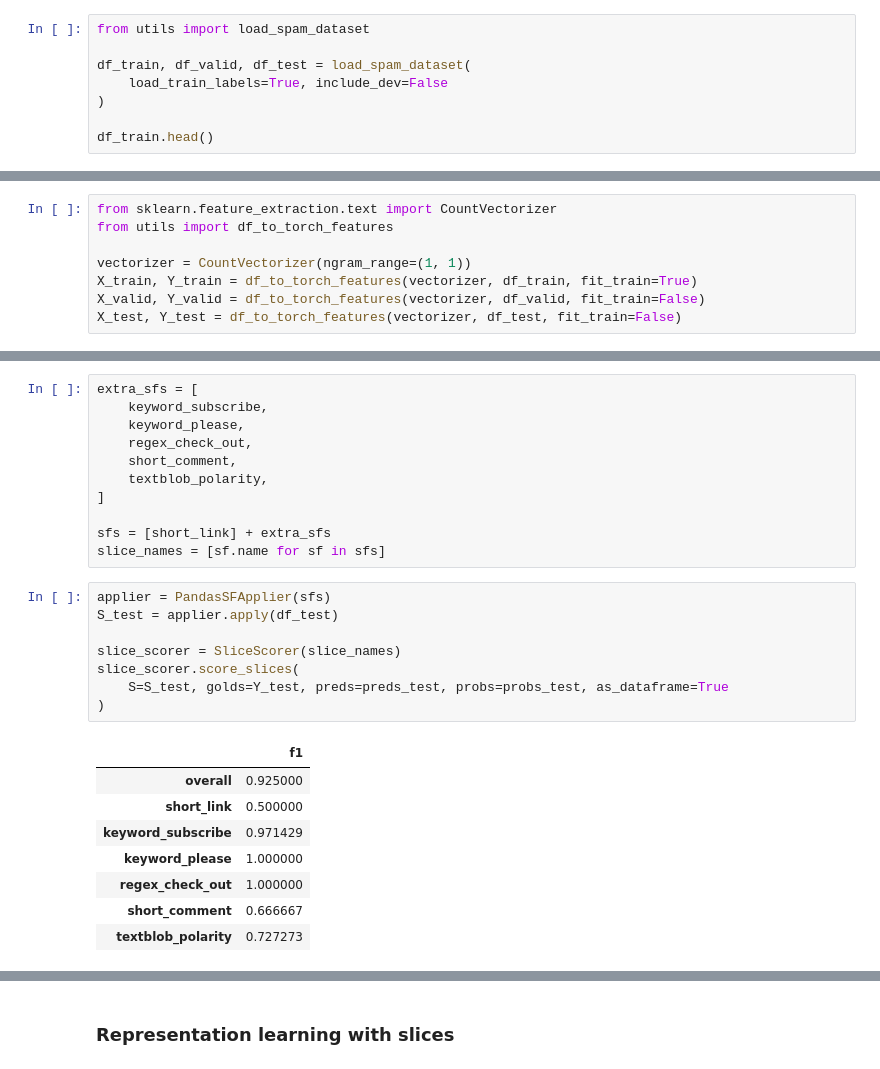
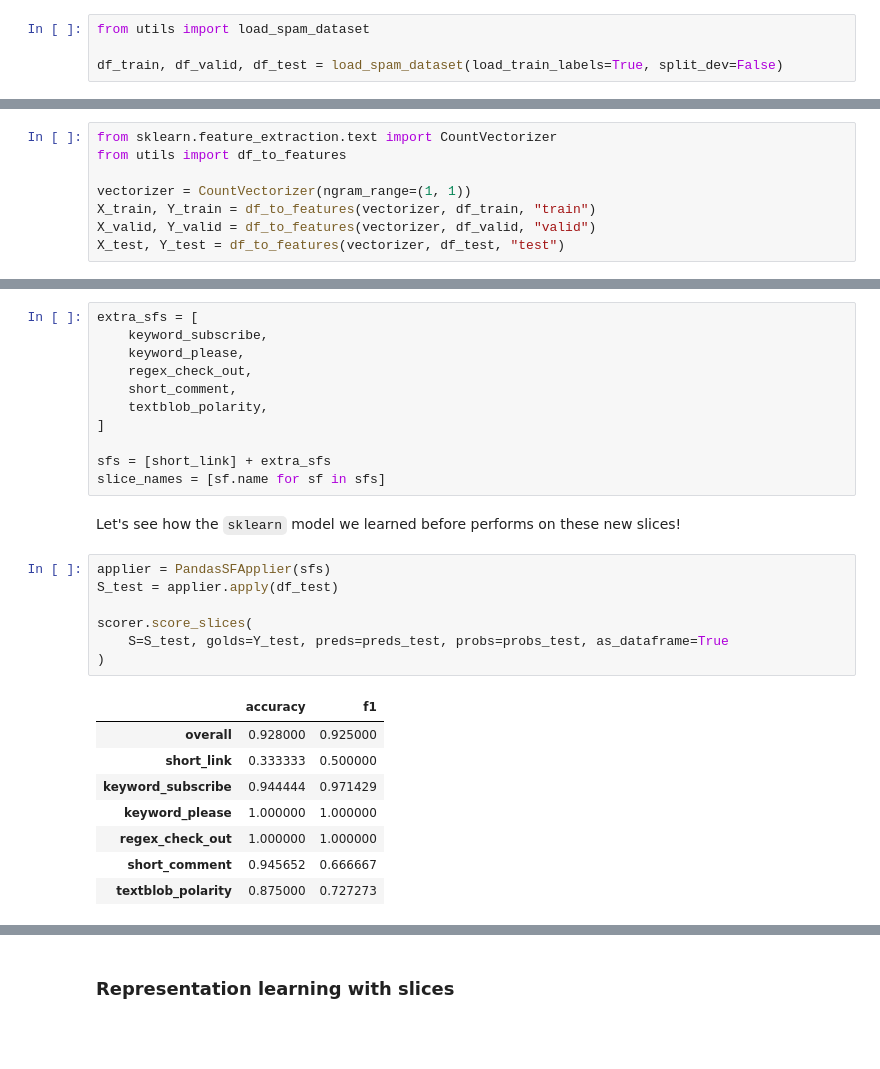
Before and after one commit to snorkel-team/snorkel-tutorials, a Jupyter notebook: spam/03_spam_data_slicing_tutorial.ipynb, the cells around one changed output, grey strips where cells are left out. Drawn from its saved outputs; the diff is of its cells as text; blank space fills up the shorter version.

```diff
--- a/spam/03_spam_data_slicing_tutorial.ipynb
+++ b/spam/03_spam_data_slicing_tutorial.ipynb
@@ -37,8 +38,4 @@ SFs are intended to be used *after the training set has already been labeled* by
 # %%
 from utils import load_spam_dataset
 
-df_train, df_valid, df_test = load_spam_dataset(
-    load_train_labels=True, include_dev=False
-)
-
-df_train.head()
+df_train, df_valid, df_test = load_spam_dataset(load_train_labels=True, split_dev=False)
@@ -104,8 +89,8 @@ First, we'll featurize the data—as you saw in the introductory Spam tutorial,
 # %%
 from sklearn.feature_extraction.text import CountVectorizer
-from utils import df_to_torch_features
+from utils import df_to_features
 
 vectorizer = CountVectorizer(ngram_range=(1, 1))
-X_train, Y_train = df_to_torch_features(vectorizer, df_train, fit_train=True)
-X_valid, Y_valid = df_to_torch_features(vectorizer, df_valid, fit_train=False)
-X_test, Y_test = df_to_torch_features(vectorizer, df_test, fit_train=False)
+X_train, Y_train = df_to_features(vectorizer, df_train, "train")
+X_valid, Y_valid = df_to_features(vectorizer, df_valid, "valid")
+X_test, Y_test = df_to_features(vectorizer, df_test, "test")
@@ -354,20 +222,21 @@ extra_sfs = [
 
 sfs = [short_link] + extra_sfs
 slice_names = [sf.name for sf in sfs]
+# %% [markdown]
+Let's see how the `sklearn` model we learned before performs on these new slices!
 # %%
 applier = PandasSFApplier(sfs)
 S_test = applier.apply(df_test)
 
-slice_scorer = SliceScorer(slice_names)
-slice_scorer.score_slices(
+scorer.score_slices(
     S=S_test, golds=Y_test, preds=preds_test, probs=probs_test, as_dataframe=True
 )
 # %% [output]
-|  | f1 |
-| overall | 0.925000 |
-| short_link | 0.500000 |
-| keyword_subscribe | 0.971429 |
-| keyword_please | 1.000000 |
-| regex_check_out | 1.000000 |
-| short_comment | 0.666667 |
-| textblob_polarity | 0.727273 |
+|  | accuracy | f1 |
+| overall | 0.928000 | 0.925000 |
+| short_link | 0.333333 | 0.500000 |
+| keyword_subscribe | 0.944444 | 0.971429 |
+| keyword_please | 1.000000 | 1.000000 |
+| regex_check_out | 1.000000 | 1.000000 |
+| short_comment | 0.945652 | 0.666667 |
+| textblob_polarity | 0.875000 | 0.727273 |
```
Also changed, not shown: parts of 76 cells of this notebook, 2 other files.
